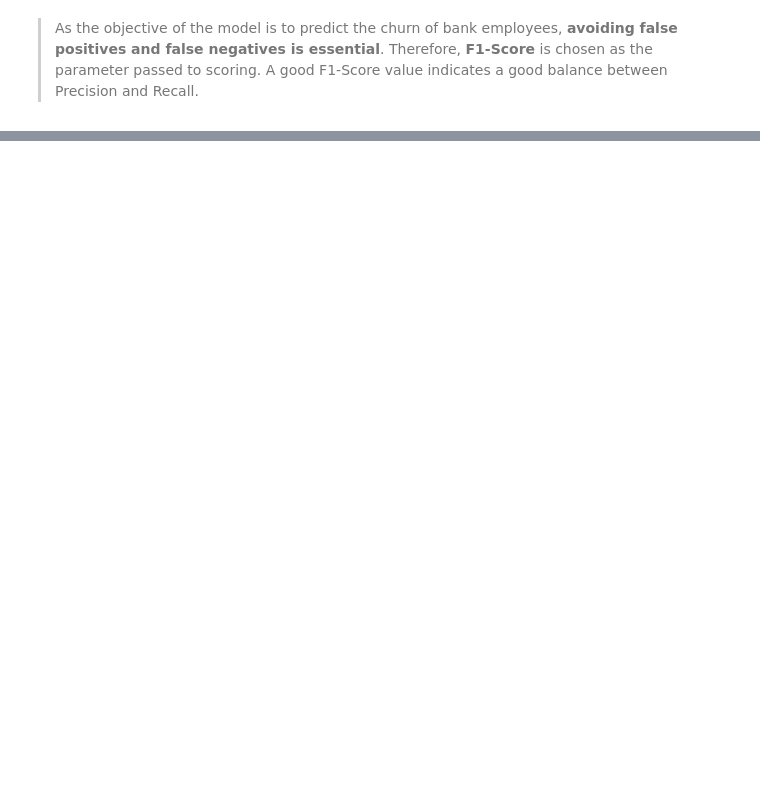
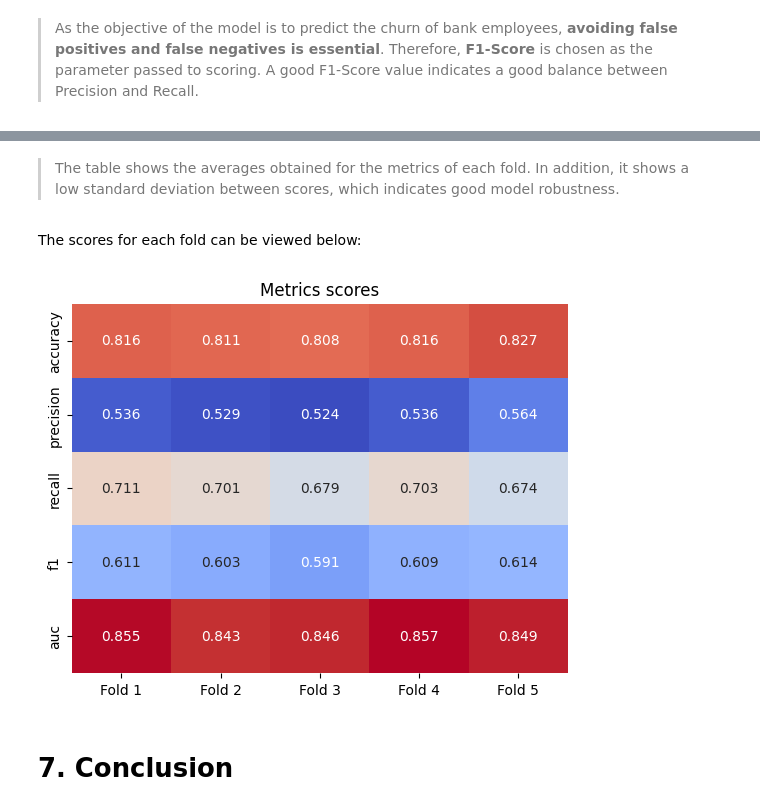
Before and after one commit to DamodaraBarbosa/bank_customer_churn_prediction, a Jupyter notebook: bank_customer_churn_prediction_|_LGBMCLassifier_tuning.ipynb, the cells around one changed output, grey strips where cells are left out. Drawn from its saved outputs; the diff is of its cells as text; code cells hidden in the pictures; blank space fills up the shorter version.

```diff
--- a/bank_customer_churn_prediction_|_LGBMCLassifier_tuning.ipynb
+++ b/bank_customer_churn_prediction_|_LGBMCLassifier_tuning.ipynb
@@ -672,6 +712,2 @@ bayes_search = BayesSearchCV(pipeline, parameters_grid, cv= 5, scoring= 'recall'
 # %% [markdown]
 > As the objective of the model is to predict the churn of bank employees, **avoiding false positives and false negatives is essential**. Therefore, **F1-Score** is chosen as the parameter passed to scoring. A good F1-Score value indicates a good balance between Precision and Recall.
-# %%
-# Fit of bayes_search with train data:
-
-bayes_search.fit(X_train, y_train)
@@ -780,0 +716,32 @@ plt.show()
+# %%
+# Dictionaries in which the scores obtained in each fold will be stored:
+
+scores_test = {'accuracy': [], 'precision': [], 'recall': [], 'f1': [], 'auc': []}
+
+i = 0
+
+for train_index, test_index in sss.split(X, y):
+  i += 1
+
+  # The training and testing indices are passed:
+
+  X_train, X_test = X.iloc[train_index], X.iloc[test_index]
+  y_train, y_test = y.iloc[train_index], y.iloc[test_index]
+
+  print(f'Fold number = {i}')
+  print('--' * 20)
+
+  random_search.fit(X_train, y_train)
+  print(random_search.best_params_)
+
+  print('==' * 20)
+  y_pred_test = random_search.predict(X_test)
+  y_pred_train = random_search.predict(X_train)
+
+  # Scores:
+
+  scores_test['accuracy'].append(accuracy_score(y_test, y_pred_test))
+  scores_test['precision'].append(precision_score(y_test, y_pred_test))
+  scores_test['recall'].append(recall_score(y_test, y_pred_test))
+  scores_test['f1'].append(f1_score(y_test, y_pred_test))
+  scores_test['auc'].append(roc_auc_score(y_test, random_search.predict_proba(X_test)[::, 1])) # to determine the AUC score the probabilities must be passed.
@@ -780,0 +771,4 @@ plt.show()
+# %%
+# Dataframes with scores obtained from training and testing data are instantiated:
+
+scores = pd.DataFrame(scores_test, index= ['Fold 1', 'Fold 2', 'Fold 3', 'Fold 4', 'Fold 5']).transpose()
@@ -780,0 +784,12 @@ plt.show()
+# %% [markdown]
+> The table shows the averages obtained for the metrics of each fold. In addition, it shows a low standard deviation between scores, which indicates good model robustness.
+# %% [markdown]
+The scores for each fold can be viewed below:
+# %%
+ax = sns.heatmap(data= scores, annot= True, cbar= False, cmap= 'coolwarm', fmt= '.3f')
+ax.set_title('Metrics scores')
+plt.show()
+# %% [output]
+[figure, added]
+# %% [markdown]
+# 7. Conclusion
```
Also changed, not shown: parts of 56 cells of this notebook.
